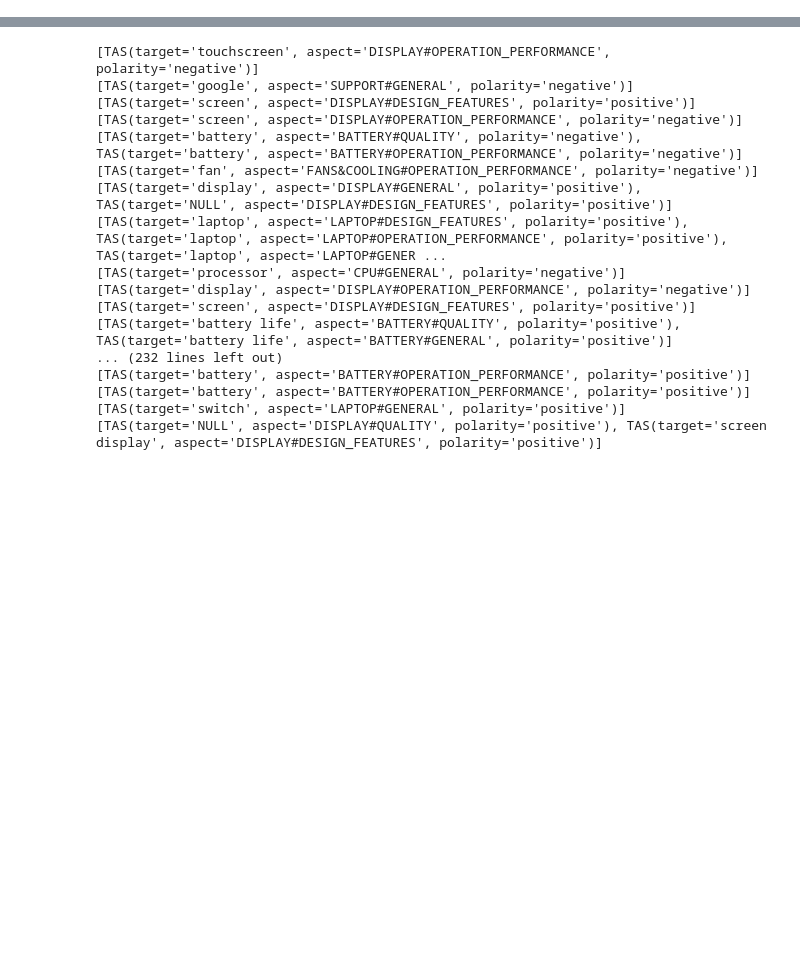
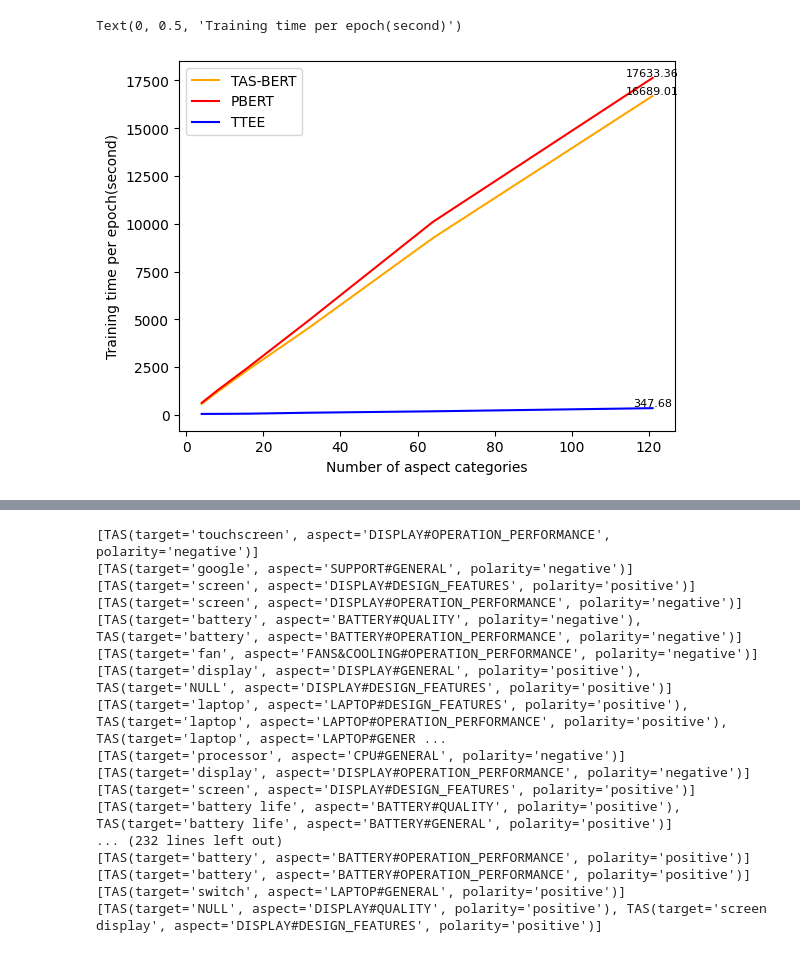
Before and after one commit to lzl19971215/TTEE, a Jupyter notebook: result_analysis.ipynb, the cells around one changed output, grey strips where cells are left out. Saved outputs shown, nothing was run; the diff lists cells and outputs as text; code cells hidden in the pictures; blank space fills up the shorter version.

Commit message:
speed analysis

```diff
--- a/result_analysis.ipynb
+++ b/result_analysis.ipynb
@@ -3 +5,16 @@ import numpy as np
 from evaluate import MultiTaskEvaluatior, TASK_CONFIG
+# %%
+speed_res = pd.read_csv('./train_eval_time.txt')
+models = ['TAS-BERT', 'PBERT', 'TTEE']
+colors = ['orange', 'red', 'blue']
+plt.figure()
+for model, color in zip(models, colors):
+    sample = speed_res[speed_res.method == model]
+    plt.text(sample.n_aspect.iloc[-1], sample.train_time.iloc[-1], str(round(sample.train_time.iloc[-1], 2)), ha='center', va='bottom', fontsize=8)
+    plt.plot(sample.n_aspect, sample.train_time, label=model, color=color)
+plt.legend()
+plt.xlabel('Number of aspect categories')
+plt.ylabel('Training time per epoch(second)')
+# %% [output]
+Text(0, 0.5, 'Training time per epoch(second)')
+[figure, added]
```
Also changed, not shown: parts of 4 cells of this notebook.
